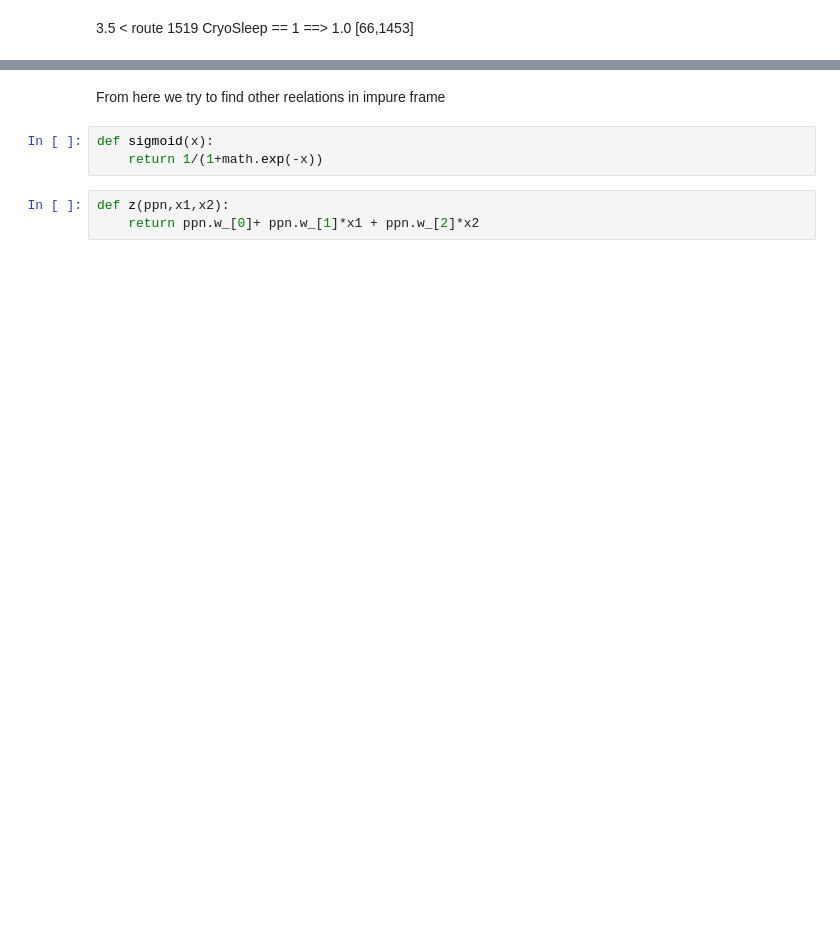
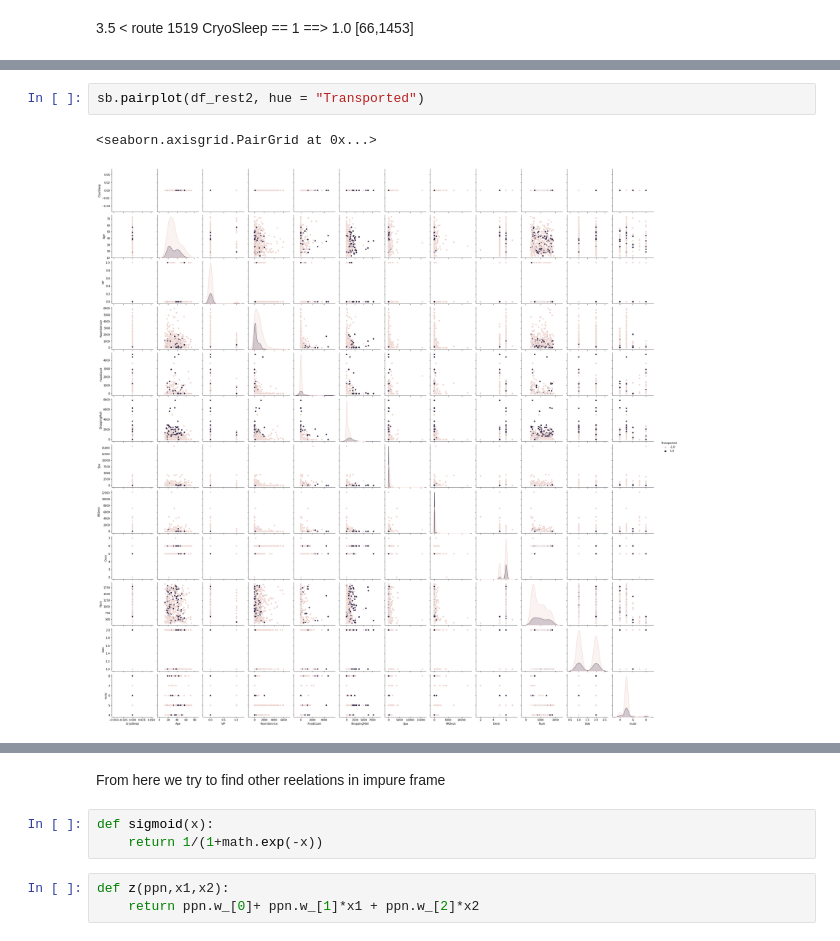
Before and after one commit to SergeyBubnov/spaceship, a Jupyter notebook: 2.ipynb, the cells around one changed output, grey strips where cells are left out. Cells and saved outputs as stored; diff of their text form; blank space fills up the shorter version.

```diff
--- a/2.ipynb
+++ b/2.ipynb
@@ -24,0 +107,5 @@ df_impure.shape
+# %%
+sb.pairplot(df_rest2, hue = "Transported")
+# %% [output]
+<seaborn.axisgrid.PairGrid at 0x...>
+[figure, added]
```
Also changed, not shown: parts of 17 cells of this notebook, 2 other files.
